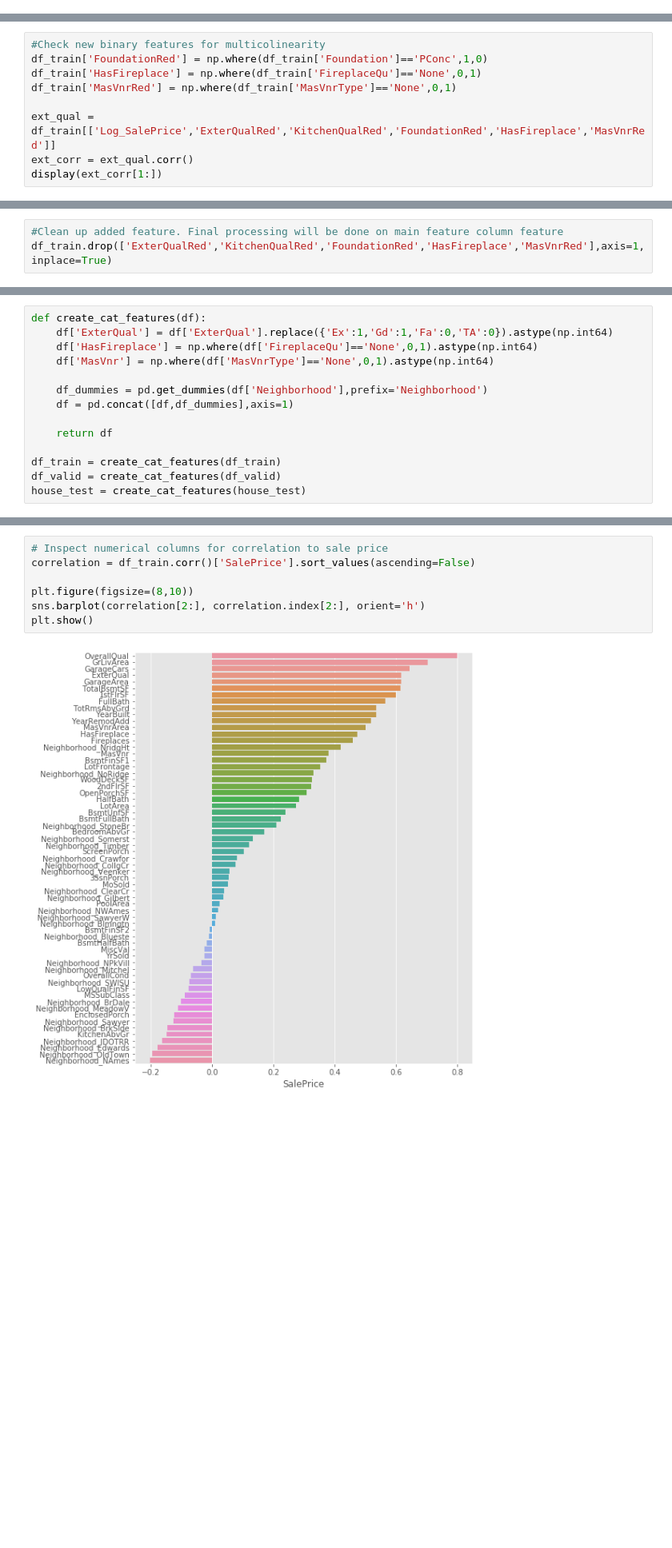
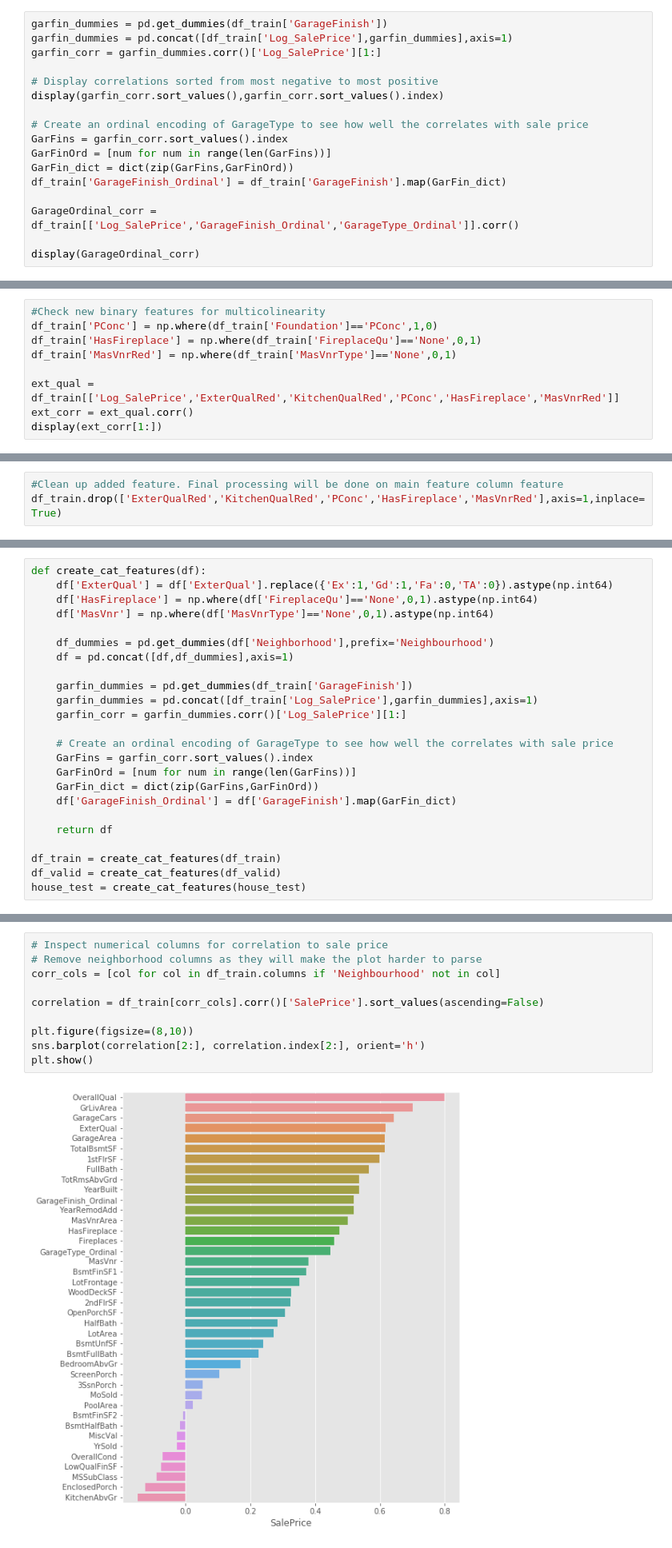
Before and after one commit to Ricksoc/Iowa-Housing, a Jupyter notebook: Ames House Prices.ipynb, the cells around one changed output, grey strips where cells are left out. Shown at 80% size. Cells and saved outputs as stored; diff of their text form; blank space fills up the shorter version.

```diff
--- a/Ames House Prices.ipynb
+++ b/Ames House Prices.ipynb
@@ -744,0 +798,17 @@ I will now look at these features for multicolineraity.
+# %%
+garfin_dummies = pd.get_dummies(df_train['GarageFinish'])
+garfin_dummies = pd.concat([df_train['Log_SalePrice'],garfin_dummies],axis=1)
+garfin_corr = garfin_dummies.corr()['Log_SalePrice'][1:]
+
+# Display correlations sorted from most negative to most positive
+display(garfin_corr.sort_values(),garfin_corr.sort_values().index)
+
+# Create an ordinal encoding of GarageType to see how well the correlates with sale price
+GarFins = garfin_corr.sort_values().index
+GarFinOrd = [num for num in range(len(GarFins))]
+GarFin_dict = dict(zip(GarFins,GarFinOrd))
+df_train['GarageFinish_Ordinal'] = df_train['GarageFinish'].map(GarFin_dict)
+
+GarageOrdinal_corr = df_train[['Log_SalePrice','GarageFinish_Ordinal','GarageType_Ordinal']].corr()
+
+display(GarageOrdinal_corr)
@@ -745,10 +828,10 @@ I will now look at these features for multicolineraity.
 # %%
 #Check new binary features for multicolinearity
-df_train['FoundationRed'] = np.where(df_train['Foundation']=='PConc',1,0)
+df_train['PConc'] = np.where(df_train['Foundation']=='PConc',1,0)
 df_train['HasFireplace'] = np.where(df_train['FireplaceQu']=='None',0,1)
 df_train['MasVnrRed'] = np.where(df_train['MasVnrType']=='None',0,1)
 
-ext_qual = df_train[['Log_SalePrice','ExterQualRed','KitchenQualRed','FoundationRed','HasFireplace','MasVnrRed']]
+ext_qual = df_train[['Log_SalePrice','ExterQualRed','KitchenQualRed','PConc','HasFireplace','MasVnrRed']]
 ext_corr = ext_qual.corr()
 display(ext_corr[1:])
 # %% [output]
@@ -760,7 +843,7 @@ display(ext_corr[1:])
 | MasVnrRed | 0.391169 | 0.305275 | 0.260751 | 0.217488 | 0.215748 | 1.000000 |
 # %%
 #Clean up added feature. Final processing will be done on main feature column feature
-df_train.drop(['ExterQualRed','KitchenQualRed','FoundationRed','HasFireplace','MasVnrRed'],axis=1,inplace=True)
+df_train.drop(['ExterQualRed','KitchenQualRed','PConc','HasFireplace','MasVnrRed'],axis=1,inplace=True)
 # %% [markdown]
 ExterQual, KitchenQual and having a PConc foundation are more highly correlated with each other than with the Sale Price. I will therefore only include one of these in the final model. I will choose ExterQual as it has the lowest p-value and highest correlation.
 # %% [markdown]
@@ -772,8 +855,18 @@ def create_cat_features(df):
     df['HasFireplace'] = np.where(df['FireplaceQu']=='None',0,1).astype(np.int64)
     df['MasVnr'] = np.where(df['MasVnrType']=='None',0,1).astype(np.int64)
 
-    df_dummies = pd.get_dummies(df['Neighborhood'],prefix='Neighborhood')
+    df_dummies = pd.get_dummies(df['Neighborhood'],prefix='Neighbourhood')
     df = pd.concat([df,df_dummies],axis=1)
+
+    garfin_dummies = pd.get_dummies(df_train['GarageFinish'])
+    garfin_dummies = pd.concat([df_train['Log_SalePrice'],garfin_dummies],axis=1)
+    garfin_corr = garfin_dummies.corr()['Log_SalePrice'][1:]
+
+    # Create an ordinal encoding of GarageType to see how well the correlates with sale price
+    GarFins = garfin_corr.sort_values().index
+    GarFinOrd = [num for num in range(len(GarFins))]
+    GarFin_dict = dict(zip(GarFins,GarFinOrd))
+    df['GarageFinish_Ordinal'] = df['GarageFinish'].map(GarFin_dict)
 
     return df
 
@@ -792,12 +885,15 @@ fig = fig.map(plt.hist,'value',bins=30)
 # %%
 # Inspect numerical columns for correlation to sale price
-correlation = df_train.corr()['SalePrice'].sort_values(ascending=False)
+# Remove neighborhood columns as they will make the plot harder to parse
+corr_cols = [col for col in df_train.columns if 'Neighbourhood' not in col]
+
+correlation = df_train[corr_cols].corr()['SalePrice'].sort_values(ascending=False)
 
 plt.figure(figsize=(8,10))
 sns.barplot(correlation[2:], correlation.index[2:], orient='h')
 plt.show()
 # %% [output]
-[figure, old version]
+[figure, new version]
 # %% [markdown]
 #### Overall Quality
 The feature most highly correlated with sale price is the Overall Quality. Analysing this in conjunction with the Overall Condition might be instructive.
```
Also changed, not shown: parts of 59 cells of this notebook.
